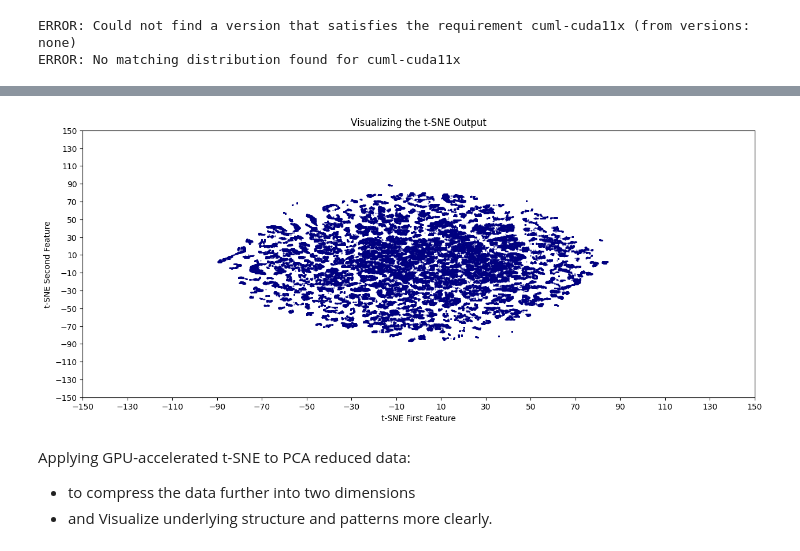
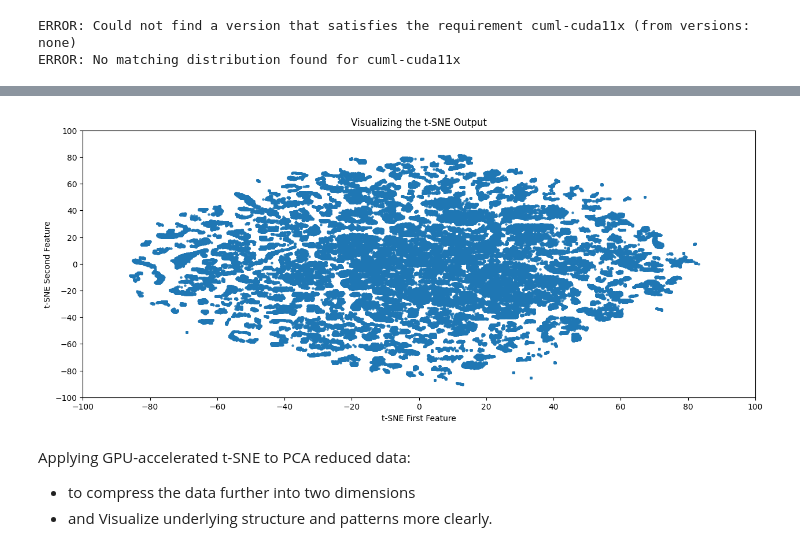
Before and after one commit to Bira0/GroupB, a Jupyter notebook: FinalProject.ipynb, the cells around one changed output, grey strips where cells are left out. Saved outputs shown, nothing was run; the diff lists cells and outputs as text; code cells hidden in the pictures.

```diff
--- a/FinalProject.ipynb
+++ b/FinalProject.ipynb
@@ -192,8 +180,9 @@ from sklearn.preprocessing import StandardScaler, RobustScaler
 rs = RobustScaler()
 ss = StandardScaler()
 
-X[['Hour', 'LogAmount']] = rs.fit_transform(X[['Hour', 'LogAmount']])
-
+# X[['Hour', 'LogAmount']] = rs.fit_transform(X[['Hour', 'LogAmount']])
+rs.fit(X[['Hour', 'LogAmount']])
+X[['Hour', 'LogAmount']] = rs.transform(X[['Hour', 'LogAmount']])
 
 #X[:] = RobustScaler().fit_transform(X)
 # %%
@@ -301,9 +290,9 @@ from cuml.manifold import TSNE as cuTSNE
 
 tsne_gpu = cuTSNE(
     n_components=2,
-    perplexity=100,            # ↑ give each point ~75 neighbors
-    early_exaggeration=12,    # default tightness without spurious clumps
-    learning_rate=5000,       # moderate step size
+    perplexity=30,            # ↑ give each point ~75 neighbors
+    early_exaggeration=8,    # default tightness without spurious clumps
+    learning_rate=2000,       # moderate step size
     n_iter=1000,              # more iterations for convergence
     init="pca",               # stable global start
     random_state=42,
@@ -327,15 +315,15 @@ X_tsne = X_embedded_gpu.to_pandas().values
 # %%
 plt.figure(figsize=(15, 6))
-plt.scatter(X_tsne[:, 0], X_tsne[:, 1], s=.2, alpha=0.8, color='navy')
+plt.scatter(X_tsne[:, 0], X_tsne[:, 1], s=5, alpha=0.8, cmap='tab10')
 plt.title("Visualizing the t-SNE Output")
 plt.xlabel("t-SNE First Feature")
 plt.ylabel("t-SNE Second Feature")
-plt.xticks(np.arange(-150, 151, 20))
-plt.yticks(np.arange(-150, 151, 20))
+plt.xticks(np.arange(-100, 101, 20))
+plt.yticks(np.arange(-100, 101, 20))
 #plt.grid(True)
 plt.show()
 # %% [output]
-[figure, old version]
+[figure, new version]
 # %% [markdown]
 Applying GPU-accelerated t-SNE to PCA reduced data:
 * to compress the data further into two dimensions
```
Also changed, not shown: parts of 33 cells of this notebook.
